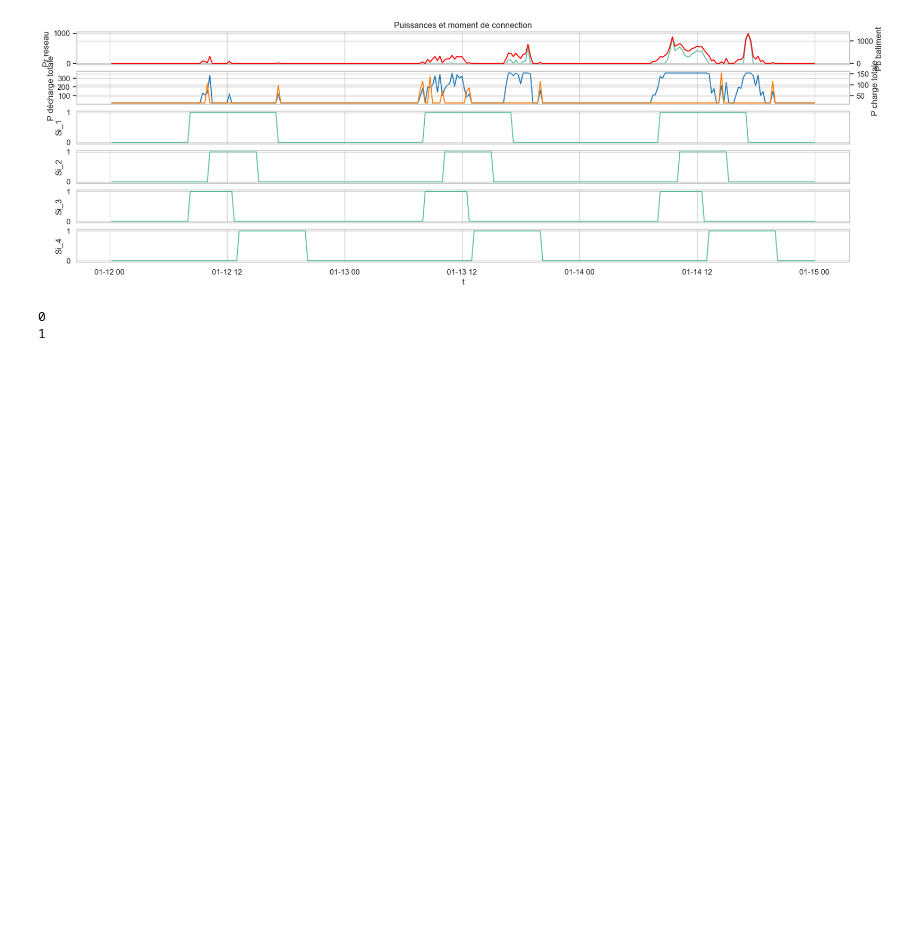
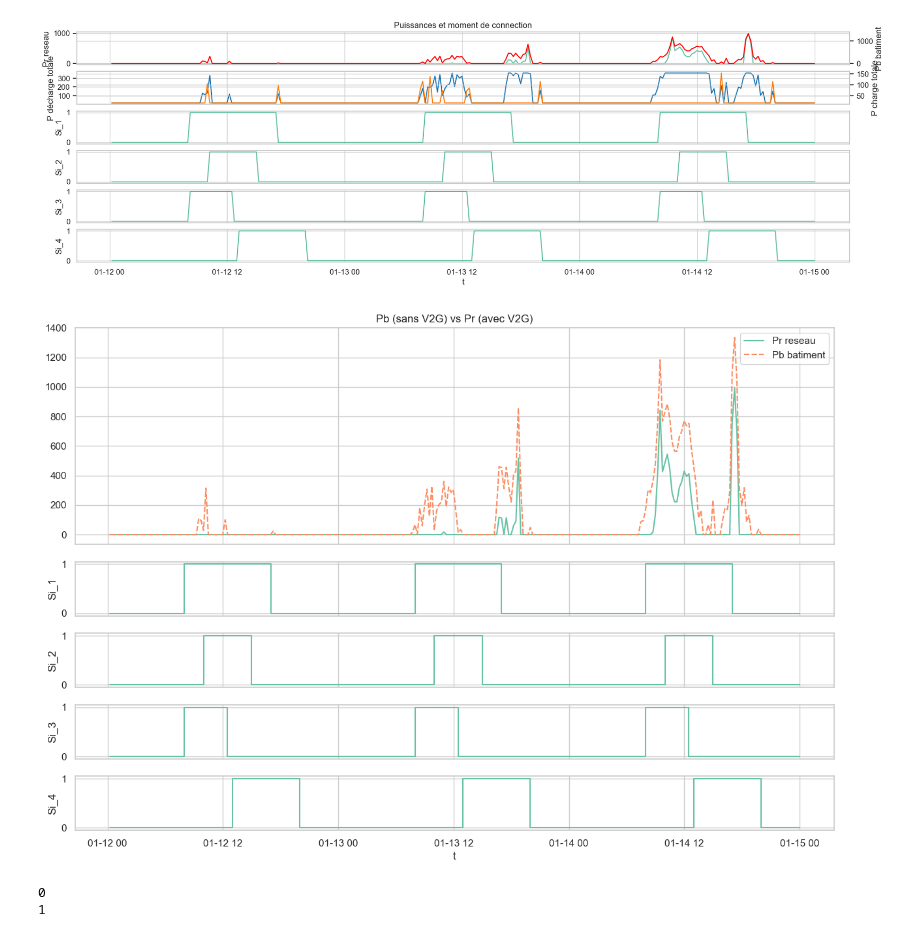
Before and after one commit to cimadure/ene8230, a Jupyter notebook: project.ipynb, the cells around one changed output. Drawn from its saved outputs; the diff is of its cells as text; code cells hidden in the pictures; blank space fills up the shorter version.

```diff
--- a/project.ipynb
+++ b/project.ipynb
@@ -433,6 +433,30 @@ plt.show()
 fig.savefig(filename, format='png', dpi=100, bbox_inches='tight')
 # %% [output]
 [figure]
+# %%
+title = 'Pb (sans V2G) vs Pr (avec V2G)'
+en = pd.DataFrame(mdl.params['Si'], columns=['Si_1', 'Si_2','Si_3','Si_4'])
+en['t'] = idx
+sns.set_style("whitegrid")
+#fig, axs = plt.subplots(nrows=5, sharex=True, figsize=(15,10))
+
+fig, axs = plt.subplots(nrows=5, ncols=1, figsize=(15,10), sharex=True, gridspec_kw={'height_ratios': [2, 0.5, 0.5, 0.5, 0.5]})
+
+g = sns.lineplot(data=dk[['Pr reseau','Pb batiment']],  ax=axs[0])
+g = sns.lineplot(x=what, y='Si_1', estimator='max', data=en, ax=axs[1], drawstyle="steps")
+g = sns.lineplot(x=what, y='Si_2', estimator='max', data=en, ax=axs[2], drawstyle="steps")
+g = sns.lineplot(x=what, y='Si_3', estimator='max', data=en, ax=axs[3], drawstyle="steps")
+g = sns.lineplot(x=what, y='Si_4', estimator='max', data=en, ax=axs[4], drawstyle="steps")
+
+for char in invalid:
+	filename = title.replace(char, '_')+'.png'
+filename = Path(save_dir,filename)
+
+axs[0].title.set_text(title)
+plt.show()
+fig.savefig(filename, format='png', dpi=100, bbox_inches='tight')
+# %% [output]
+[figure, added]
 # %%
 import docx
 from docx import Document
```
